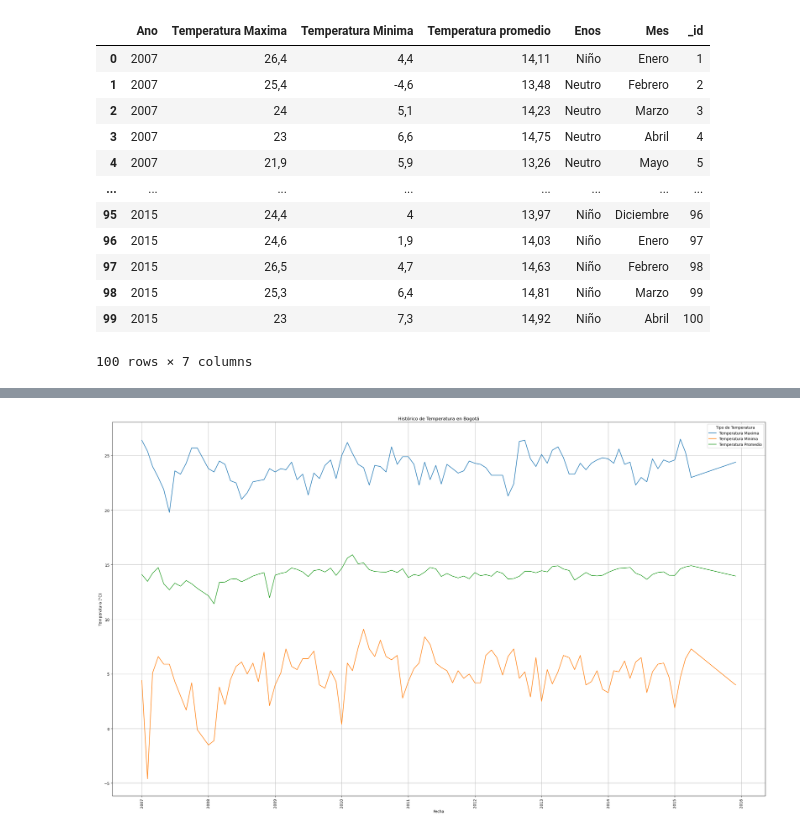
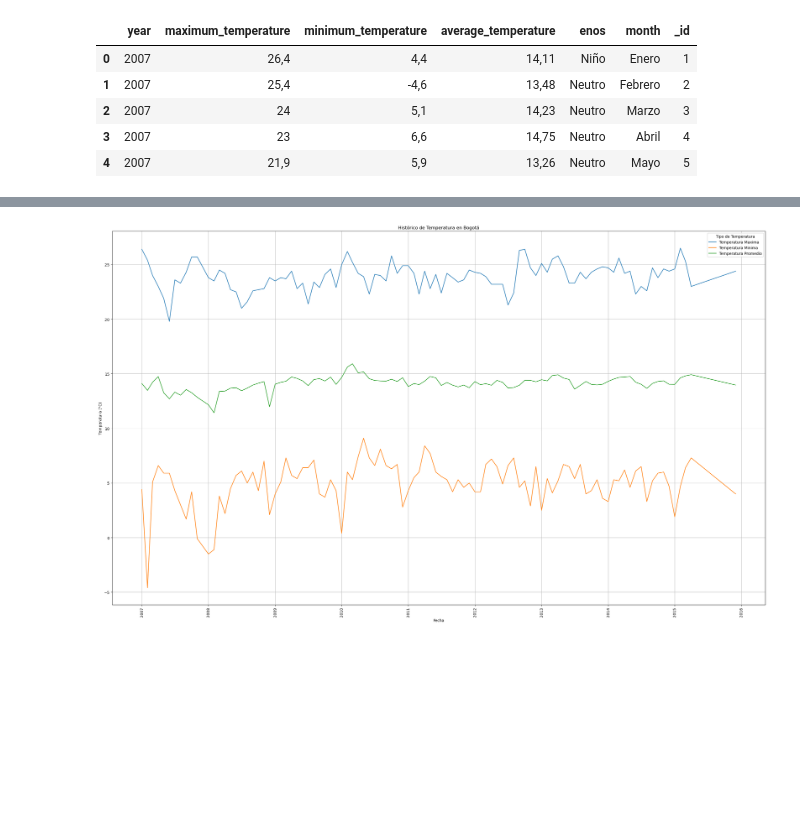
Before and after one commit to YeisonABL/weather_bogota, a Jupyter notebook: main.ipynb, the cells around one changed output, grey strips where cells are left out. Cells and saved outputs as stored; diff of their text form; code cells hidden in the pictures; blank space fills up the shorter version.

```diff
--- a/main.ipynb
+++ b/main.ipynb
@@ -13,22 +17,16 @@ with urllib.request.urlopen(url) as response:
     data = json.loads(response.read().decode())
 # %%
 df = pd.DataFrame(data['result']['records'])
-# %%
-df
-# %% [output]
-|  | Ano | Temperatura Maxima | Temperatura Minima | Temperatura promedio | Enos | Mes | _id |
-| 0 | 2007 | 26,4 | 4,4 | 14,11 | Niño | Enero | 1 |
-| 1 | 2007 | 25,4 | -4,6 | 13,48 | Neutro | Febrero | 2 |
-| 2 | 2007 | 24 | 5,1 | 14,23 | Neutro | Marzo | 3 |
-| 3 | 2007 | 23 | 6,6 | 14,75 | Neutro | Abril | 4 |
-| 4 | 2007 | 21,9 | 5,9 | 13,26 | Neutro | Mayo | 5 |
-| ... | ... | ... | ... | ... | ... | ... | ... |
-| 95 | 2015 | 24,4 | 4 | 13,97 | Niño | Diciembre | 96 |
-| 96 | 2015 | 24,6 | 1,9 | 14,03 | Niño | Enero | 97 |
-| 97 | 2015 | 26,5 | 4,7 | 14,63 | Niño | Febrero | 98 |
-| 98 | 2015 | 25,3 | 6,4 | 14,81 | Niño | Marzo | 99 |
-| 99 | 2015 | 23 | 7,3 | 14,92 | Niño | Abril | 100 |
-100 rows × 7 columns
+# %%
+df.rename(columns={'Ano':'year', 'Temperatura Maxima':'maximum_temperature', 'Temperatura Minima':'minimum_temperature', 'Temperatura promedio':'average_temperature', 'Enos':'enos', 'Mes':'month'}, inplace = True)
+df.head()
+# %% [output]
+|  | year | maximum_temperature | minimum_temperature | average_temperature | enos | month | _id |
+| 0 | 2007 | 26,4 | 4,4 | 14,11 | Niño | Enero | 1 |
+| 1 | 2007 | 25,4 | -4,6 | 13,48 | Neutro | Febrero | 2 |
+| 2 | 2007 | 24 | 5,1 | 14,23 | Neutro | Marzo | 3 |
+| 3 | 2007 | 23 | 6,6 | 14,75 | Neutro | Abril | 4 |
+| 4 | 2007 | 21,9 | 5,9 | 13,26 | Neutro | Mayo | 5 |
 # %%
 def text_cleaner(row):
     row = row.lower()
```
Also changed, not shown: parts of 16 cells of this notebook.
